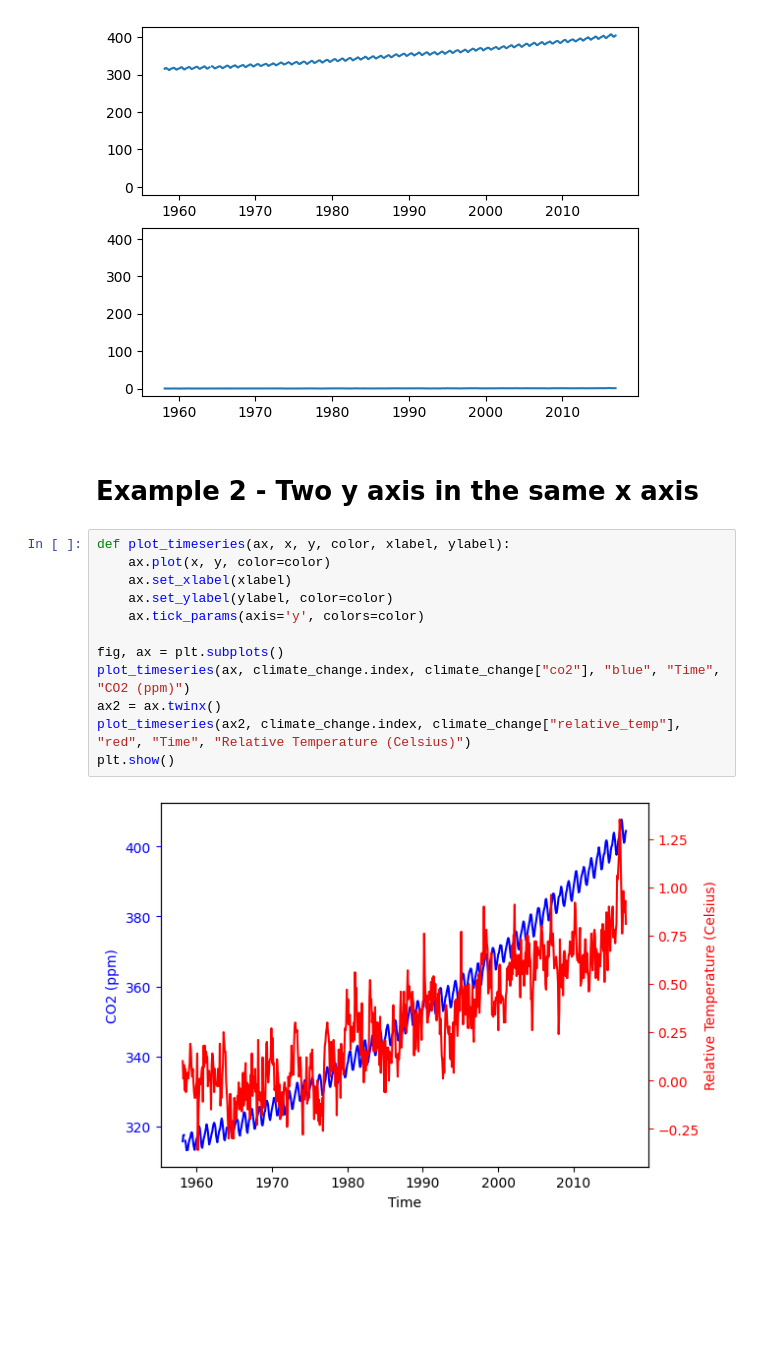
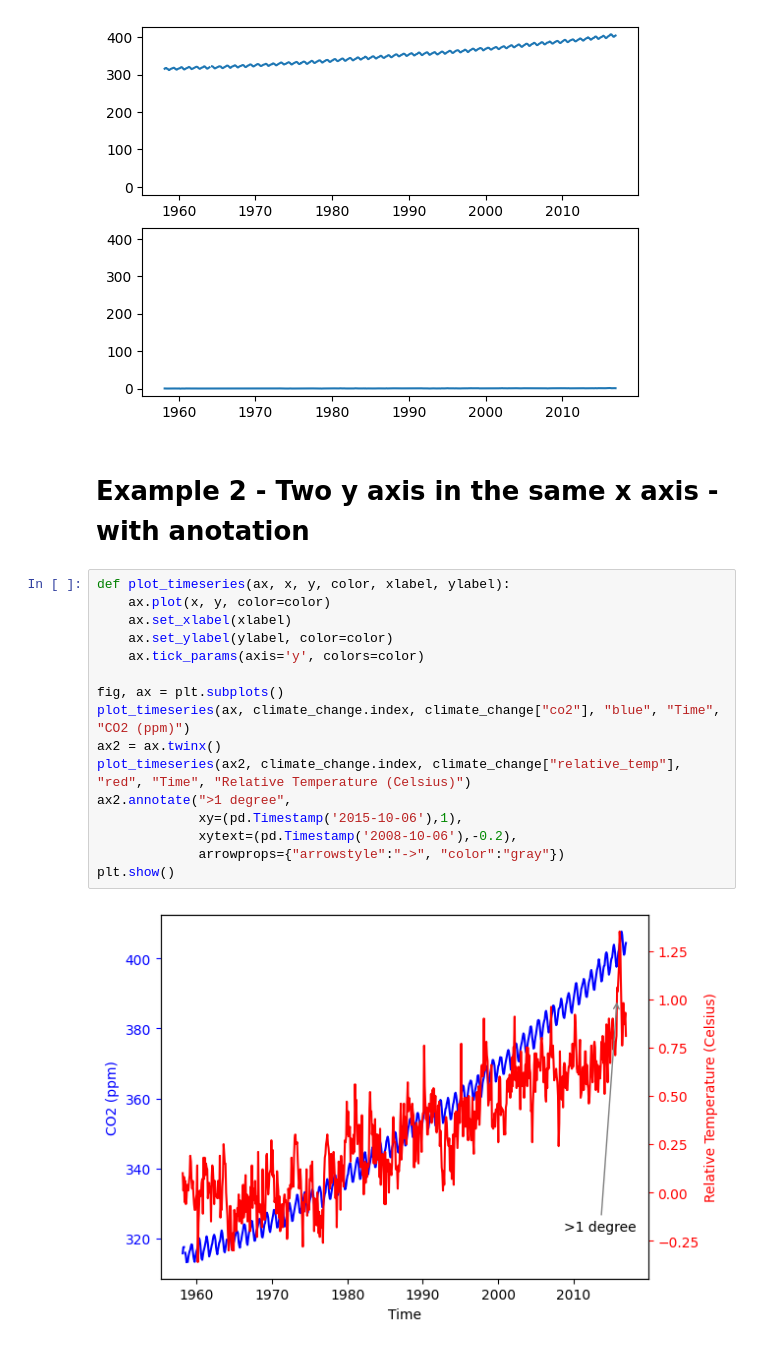
Before and after one commit to FranGiordano/machine-learning-datacamp, a Jupyter notebook: practice/matplotlib.ipynb, the cells around one changed output. Drawn from its saved outputs; the diff is of its cells as text; blank space fills up the shorter version.

```diff
--- a/practice/matplotlib.ipynb
+++ b/practice/matplotlib.ipynb
@@ -31,18 +16,22 @@ plt.show()
 # %% [output]
 [figure]
 # %% [markdown]
-# Example 2 - Two y axis in the same x axis
+# Example 2 - Two y axis in the same x axis - with anotation
 # %%
 def plot_timeseries(ax, x, y, color, xlabel, ylabel):
     ax.plot(x, y, color=color)
     ax.set_xlabel(xlabel)
     ax.set_ylabel(ylabel, color=color)
     ax.tick_params(axis='y', colors=color)
 
 fig, ax = plt.subplots()
 plot_timeseries(ax, climate_change.index, climate_change["co2"], "blue", "Time", "CO2 (ppm)")
 ax2 = ax.twinx()
 plot_timeseries(ax2, climate_change.index, climate_change["relative_temp"], "red", "Time", "Relative Temperature (Celsius)")
+ax2.annotate(">1 degree",
+             xy=(pd.Timestamp('2015-10-06'),1),
+             xytext=(pd.Timestamp('2008-10-06'),-0.2),
+             arrowprops={"arrowstyle":"->", "color":"gray"})
 plt.show()
 # %% [output]
-[figure, old version]
+[figure, new version]
```
Also changed, not shown: parts of 11 cells of this notebook, 2 other files.
